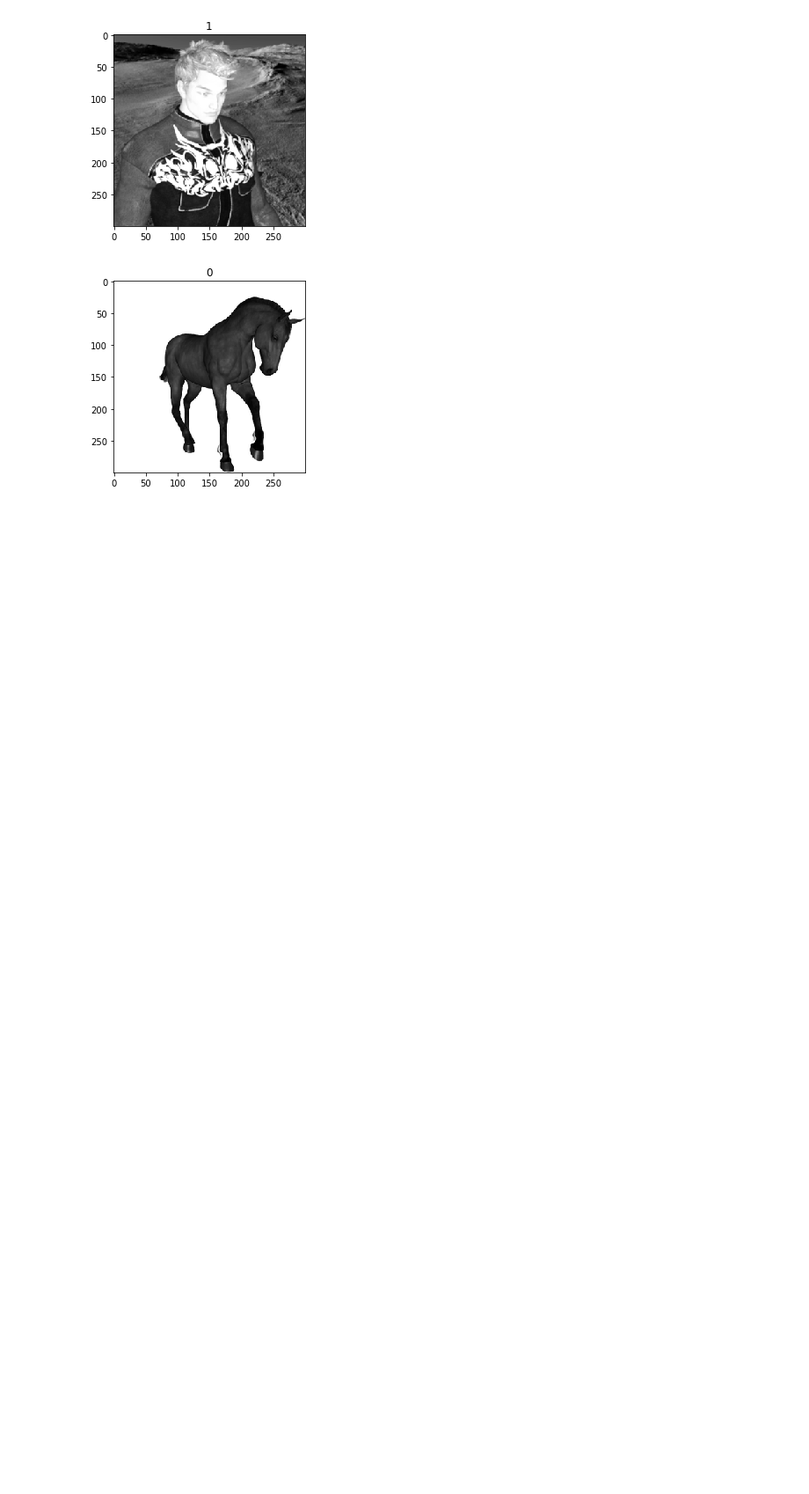
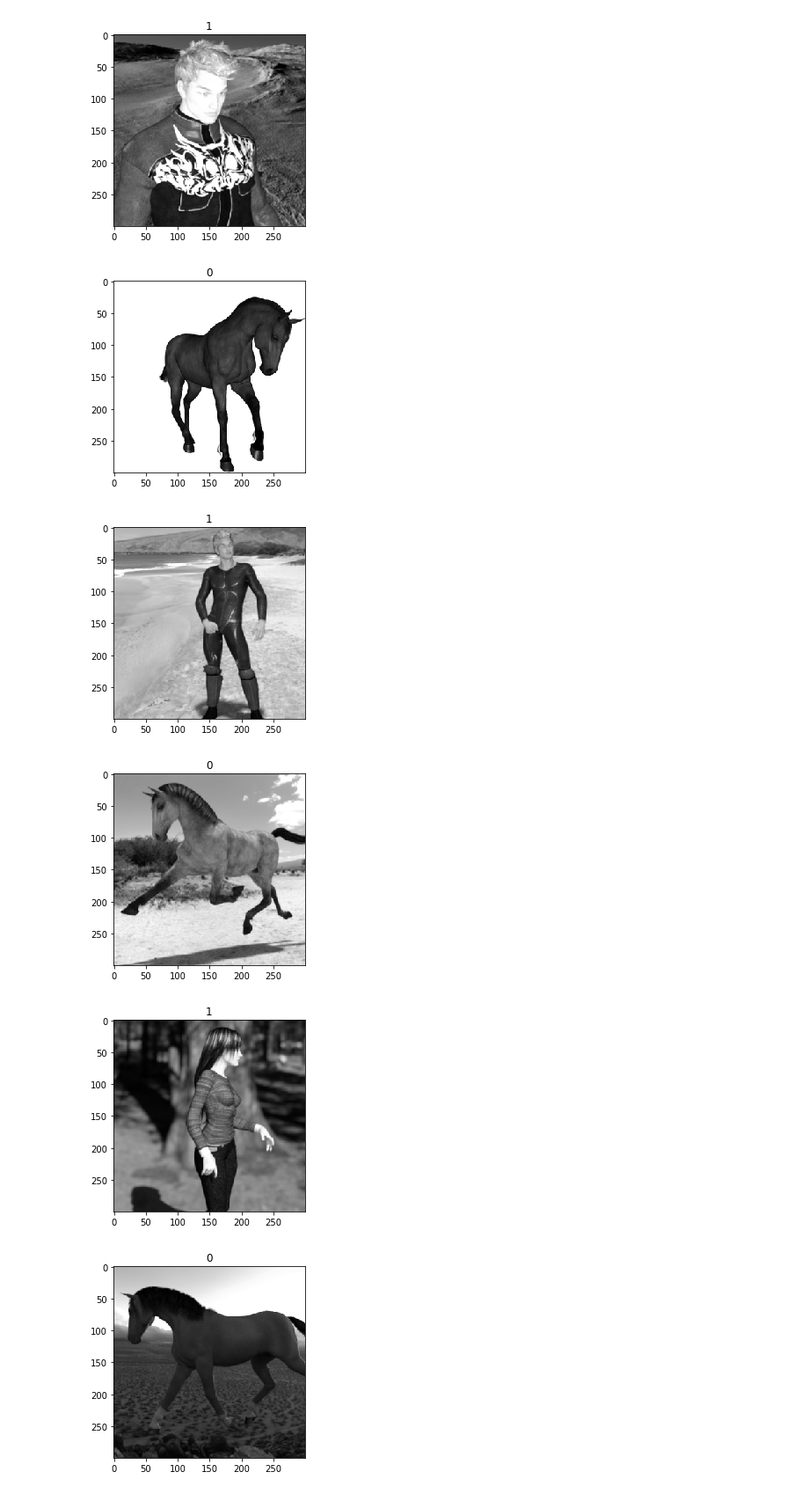
Before and after one commit to jvs-alpha/horses-v-humans-classifier, a Jupyter notebook: hvmjupyter.ipynb, the cells around one changed output. Shown at 88% size. Cells and saved outputs as stored; diff of their text form; code cells hidden in the pictures; blank space fills up the shorter version.

```diff
--- a/hvmjupyter.ipynb
+++ b/hvmjupyter.ipynb
@@ -21,9 +22,9 @@ def readtrain():
         datas.append(img)
         labels.append(label)
     return datas, labels
-trains, lables = readtrain()
-plt.imshow(trains[-1], cmap="gray")
-plt.title(lables[-1])
+btrains, blabels = readtrain()
+plt.imshow(btrains[-1], cmap="gray")
+plt.title(blabels[-1])
 plt.show()
 # %% [output]
 [figure]
@@ -49,3 +50,19 @@ plt.title(labels[0])
 plt.show()
 # %% [output]
 [figure]
+# %%
+train = []
+label = []
+while len(btrains) != 0 and len(blabels) != 0:
+    index = random.randint(0, len(blabels)-1)
+    train.append(btrains.pop(index))
+    label.append(blabels.pop(index))
+for i in range(5):
+    plt.imshow(train[i], cmap="gray")
+    plt.title(label[i])
+    plt.show()
+# %% [output]
+[figure, added]
+[figure, added]
+[figure, added]
+[figure, added]
```
Also changed, not shown: parts of 5 cells of this notebook, 1 other file.
